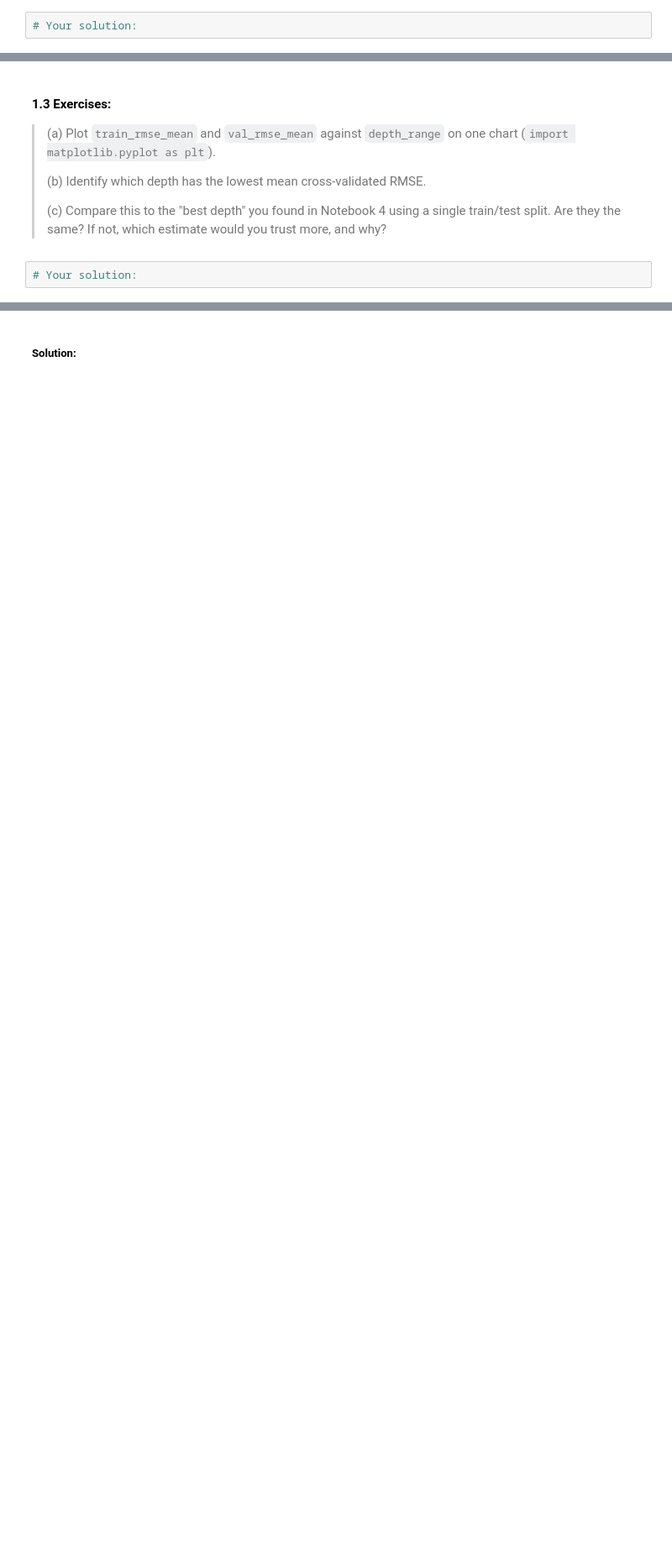
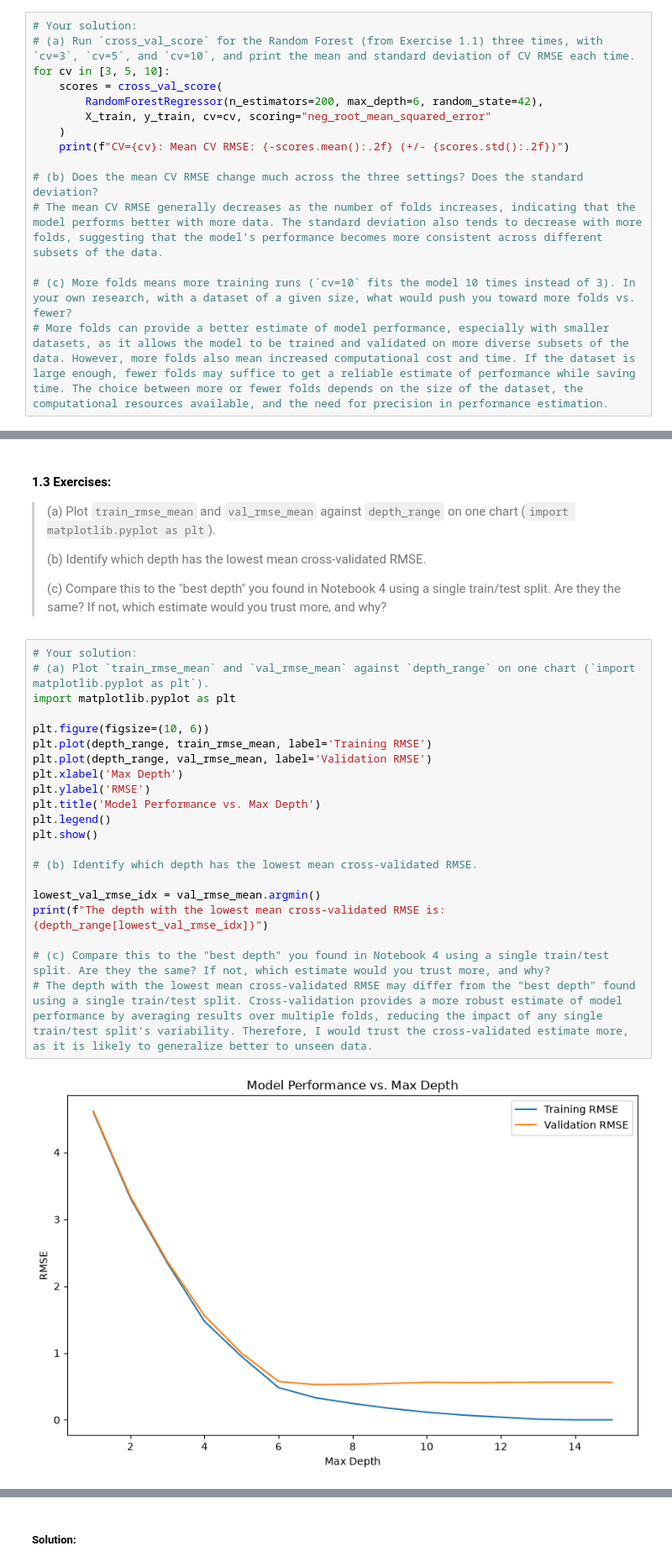
Before and after one commit to JuanBettinelli/Machine_Learning_for_Applied_Research, a Jupyter notebook: MLfAR_07_crossvalidation.ipynb, the cells around one changed output, grey strips where cells are left out. Shown at 84% size. Saved outputs shown, nothing was run; the diff lists cells and outputs as text; blank space fills up the shorter version.

```diff
--- a/MLfAR_07_crossvalidation.ipynb
+++ b/MLfAR_07_crossvalidation.ipynb
@@ -98,3 +124,16 @@ print(f"Random Forest      - Mean CV RMSE: {-forest_cv_scores.mean():.2f} (+/- {
 > (c) More folds means more training runs (`cv=10` fits the model 10 times instead of 3). In your own research, with a dataset of a given size, what would push you toward more folds vs. fewer?
 # %%
 # Your solution:
+# (a) Run `cross_val_score` for the Random Forest (from Exercise 1.1) three times, with `cv=3`, `cv=5`, and `cv=10`, and print the mean and standard deviation of CV RMSE each time.
+for cv in [3, 5, 10]:
+    scores = cross_val_score(
+        RandomForestRegressor(n_estimators=200, max_depth=6, random_state=42),
+        X_train, y_train, cv=cv, scoring="neg_root_mean_squared_error"
+    )
+    print(f"CV={cv}: Mean CV RMSE: {-scores.mean():.2f} (+/- {scores.std():.2f})")
+
+# (b) Does the mean CV RMSE change much across the three settings? Does the standard deviation?
+# The mean CV RMSE generally decreases as the number of folds increases, indicating that the model performs better with more data. The standard deviation also tends to decrease with more folds, suggesting that the model's performance becomes more consistent across different subsets of the data.
+
+# (c) More folds means more training runs (`cv=10` fits the model 10 times instead of 3). In your own research, with a dataset of a given size, what would push you toward more folds vs. fewer?
+# More folds can provide a better estimate of model performance, especially with smaller datasets, as it allows the model to be trained and validated on more diverse subsets of the data. However, more folds also mean increased computational cost and time. If the dataset is large enough, fewer folds may suffice to get a reliable estimate of performance while saving time. The choice between more or fewer folds depends on the size of the dataset, the computational resources available, and the need for precision in performance estimation.
@@ -145,3 +192,24 @@ val_rmse_mean = -val_scores.mean(axis=1)
 > (c) Compare this to the "best depth" you found in Notebook 4 using a single train/test split. Are they the same? If not, which estimate would you trust more, and why?
 # %%
 # Your solution:
+# (a) Plot `train_rmse_mean` and `val_rmse_mean` against `depth_range` on one chart (`import matplotlib.pyplot as plt`).
+import matplotlib.pyplot as plt
+
+plt.figure(figsize=(10, 6))
+plt.plot(depth_range, train_rmse_mean, label='Training RMSE')
+plt.plot(depth_range, val_rmse_mean, label='Validation RMSE')
+plt.xlabel('Max Depth')
+plt.ylabel('RMSE')
+plt.title('Model Performance vs. Max Depth')
+plt.legend()
+plt.show()
+
+# (b) Identify which depth has the lowest mean cross-validated RMSE.
+
+lowest_val_rmse_idx = val_rmse_mean.argmin()
+print(f"The depth with the lowest mean cross-validated RMSE is: {depth_range[lowest_val_rmse_idx]}")
+
+# (c) Compare this to the "best depth" you found in Notebook 4 using a single train/test split. Are they the same? If not, which estimate would you trust more, and why?
+# The depth with the lowest mean cross-validated RMSE may differ from the "best depth" found using a single train/test split. Cross-validation provides a more robust estimate of model performance by averaging results over multiple folds, reducing the impact of any single train/test split's variability. Therefore, I would trust the cross-validated estimate more, as it is likely to generalize better to unseen data.
+# %% [output]
+[figure, added]
```
Also changed, not shown: parts of 14 cells of this notebook, 1 other file.
